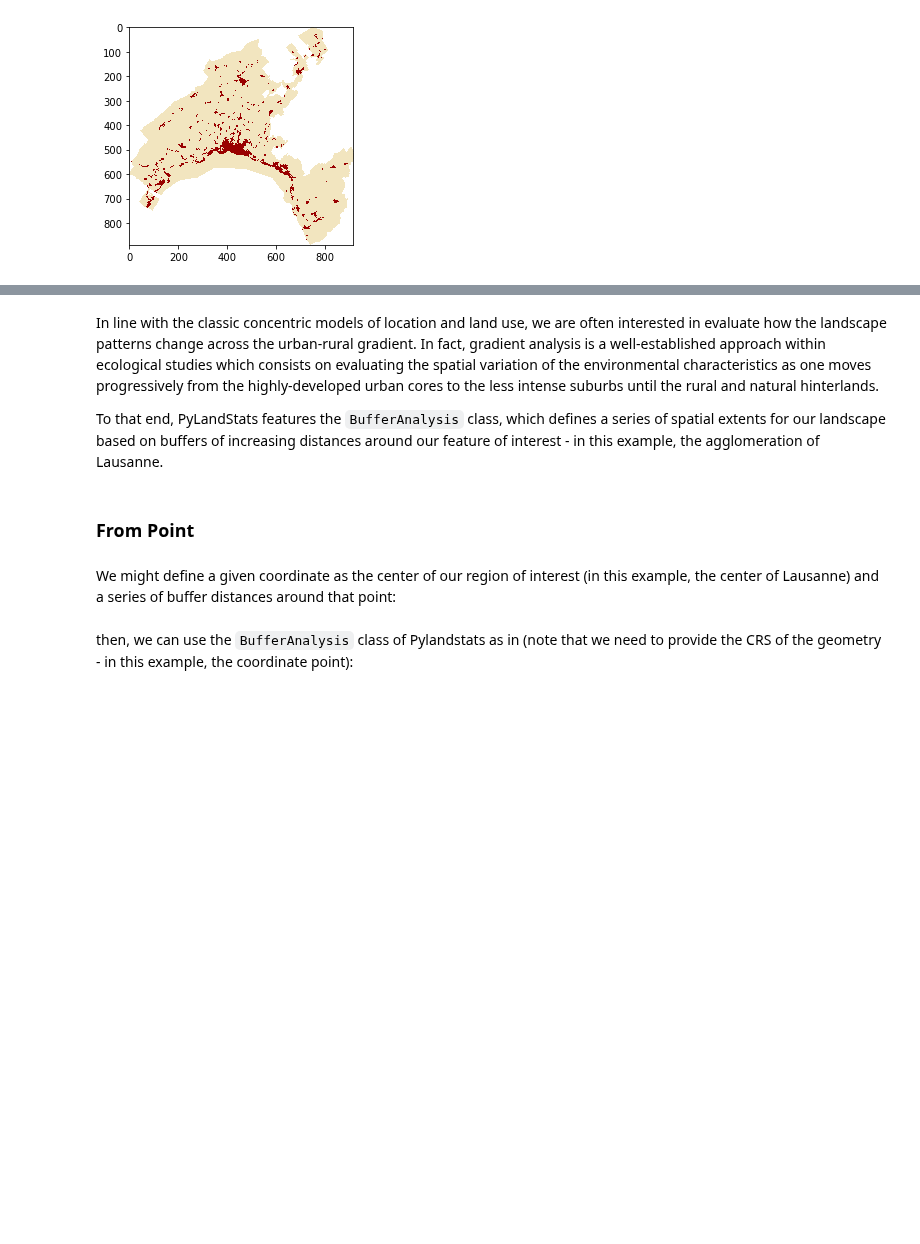
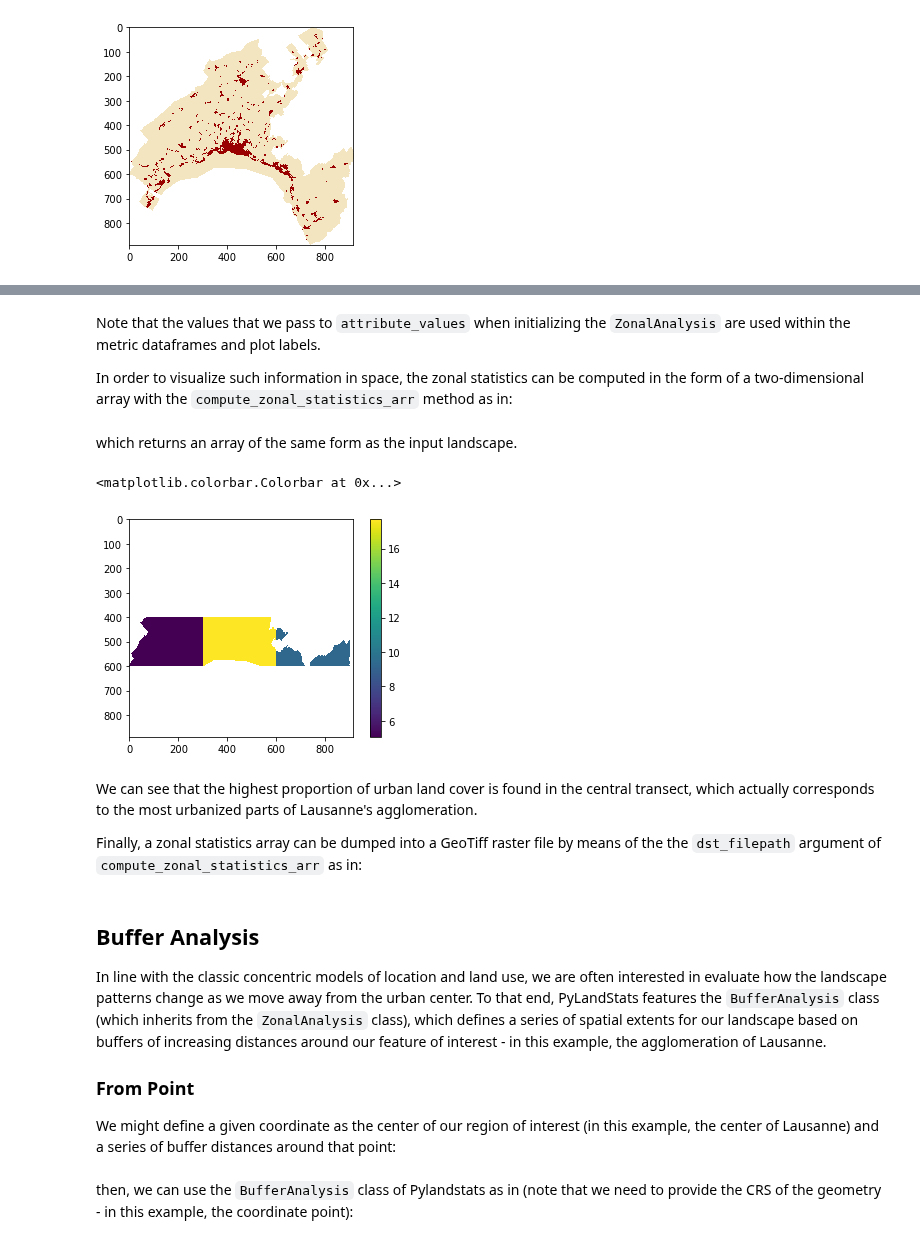
Before and after one commit to martibosch/pylandstats-notebooks, a Jupyter notebook: notebooks/03-zonal-analysis.ipynb, the cells around one changed output, grey strips where cells are left out. Cells and saved outputs as stored; diff of their text form; code cells hidden in the pictures; blank space fills up the shorter version.

Commit message:
final zonal analysis notebook with zonal stats and grid analysis

```diff
--- a/notebooks/03-zonal-analysis.ipynb
+++ b/notebooks/03-zonal-analysis.ipynb
@@ -14,5 +14,3 @@ custom_cmap = colors.ListedColormap([
     (0.6, 0, 0, 1),
     (.95, .9, .75, 1),
 ], N=3)
-cm.register_cmap(name='custom', cmap=custom_cmap)
-plt.rcParams['image.cmap'] = 'custom'
@@ -23,7 +23,7 @@ URBAN_CLASS_VAL = 1
 input_filepath = '../data/clc/vaud_g100_clc00_V18_5.tif'
 
 with rasterio.open(input_filepath) as src:
-    plt.imshow(src.read(1))
+    plt.imshow(src.read(1), cmap=custom_cmap)
 # %% [output]
 [figure]
 # %% [markdown]
@@ -36,0 +115,19 @@ The PyLandStats library features two classes that might be used to that end: `Bu
+# %% [markdown]
+Note that the values that we pass to `attribute_values` when initializing the `ZonalAnalysis` are used within the metric dataframes and plot labels.
+
+In order to visualize such information in space, the zonal statistics can be computed in the form of a two-dimensional array with the `compute_zonal_statistics_arr` method as in:
+# %%
+zonal_statistics_arr = za.compute_zonal_statistics_arr(
+    'proportion_of_landscape', class_val=URBAN_CLASS_VAL)
+# %% [markdown]
+which returns an array of the same form as the input landscape.
+# %%
+plt.imshow(zonal_statistics_arr)
+plt.colorbar()
+# %% [output]
+<matplotlib.colorbar.Colorbar at 0x...>
+[figure, added]
+# %% [markdown]
+We can see that the highest proportion of urban land cover is found in the central transect, which actually corresponds to the most urbanized parts of Lausanne's agglomeration.
+
+Finally, a zonal statistics array can be dumped into a GeoTiff raster file by means of the the `dst_filepath` argument of `compute_zonal_statistics_arr` as in:
@@ -37,12 +138,11 @@ The PyLandStats library features two classes that might be used to that end: `Bu
 # %% [markdown]
-In line with the classic concentric models of location and land use, we are often interested in evaluate how the landscape patterns change across the urban-rural gradient.
-In fact, gradient analysis is a well-established approach within ecological studies which consists on evaluating the spatial variation of the environmental characteristics as one moves progressively from the highly-developed urban cores to the less intense suburbs until the rural and natural hinterlands.
+## Buffer Analysis
 
-To that end, PyLandStats features the `BufferAnalysis` class, which defines a series of spatial extents for our landscape based on buffers of increasing distances around our feature of interest - in this example, the agglomeration of Lausanne.
+In line with the classic concentric models of location and land use, we are often interested in evaluate how the landscape patterns change as we move away from the urban center. To that end, PyLandStats features the `BufferAnalysis` class (which inherits from the `ZonalAnalysis` class), which defines a series of spatial extents for our landscape based on buffers of increasing distances around our feature of interest - in this example, the agglomeration of Lausanne.
+
+### From Point
+
+We might define a given coordinate as the center of our region of interest (in this example, the center of Lausanne) and a series of buffer distances around that point:
-# %% [markdown]
-### From Point
-# %% [markdown]
-We might define a given coordinate as the center of our region of interest (in this example, the center of Lausanne) and a series of buffer distances around that point:
 # %%
 from shapely.geometry import Point
 
```
Also changed, not shown: parts of 59 cells of this notebook, 5 other files.
